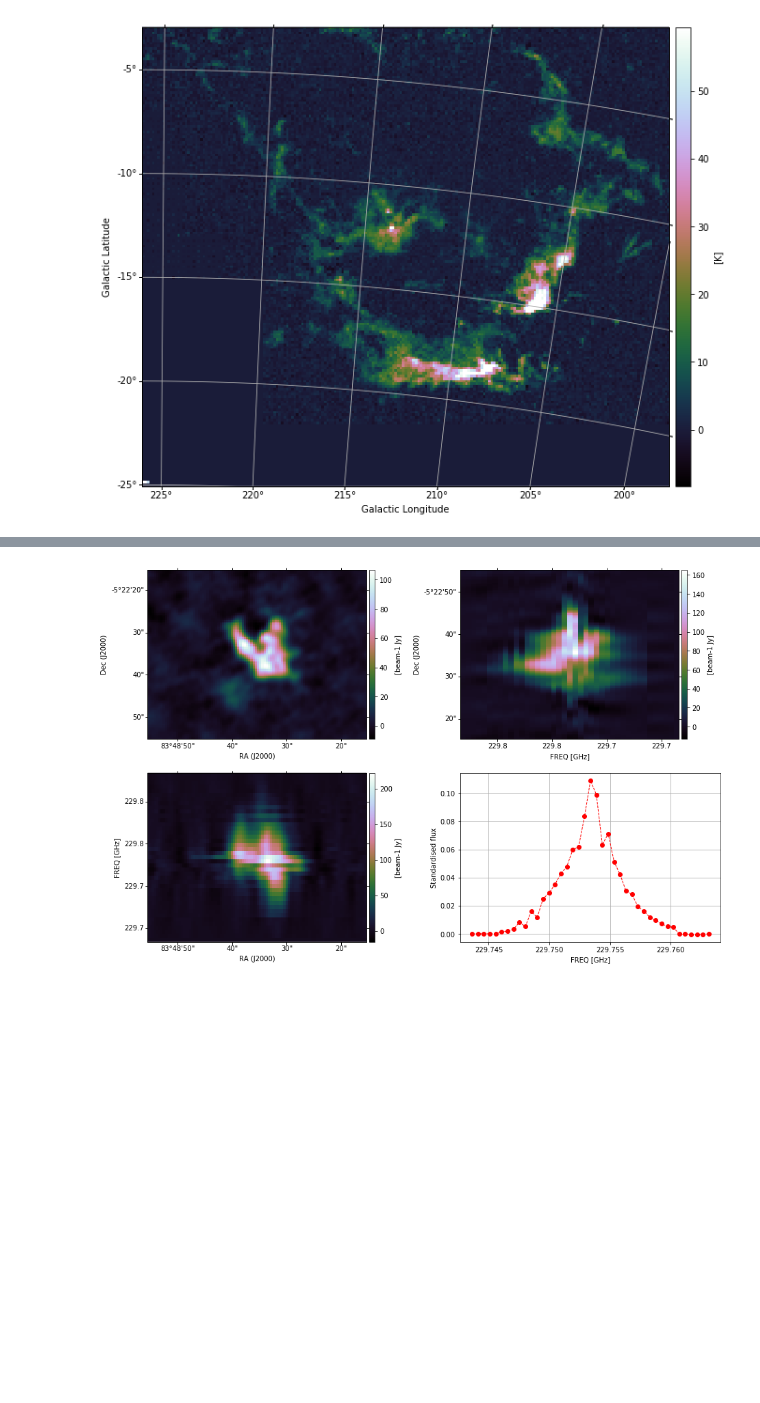
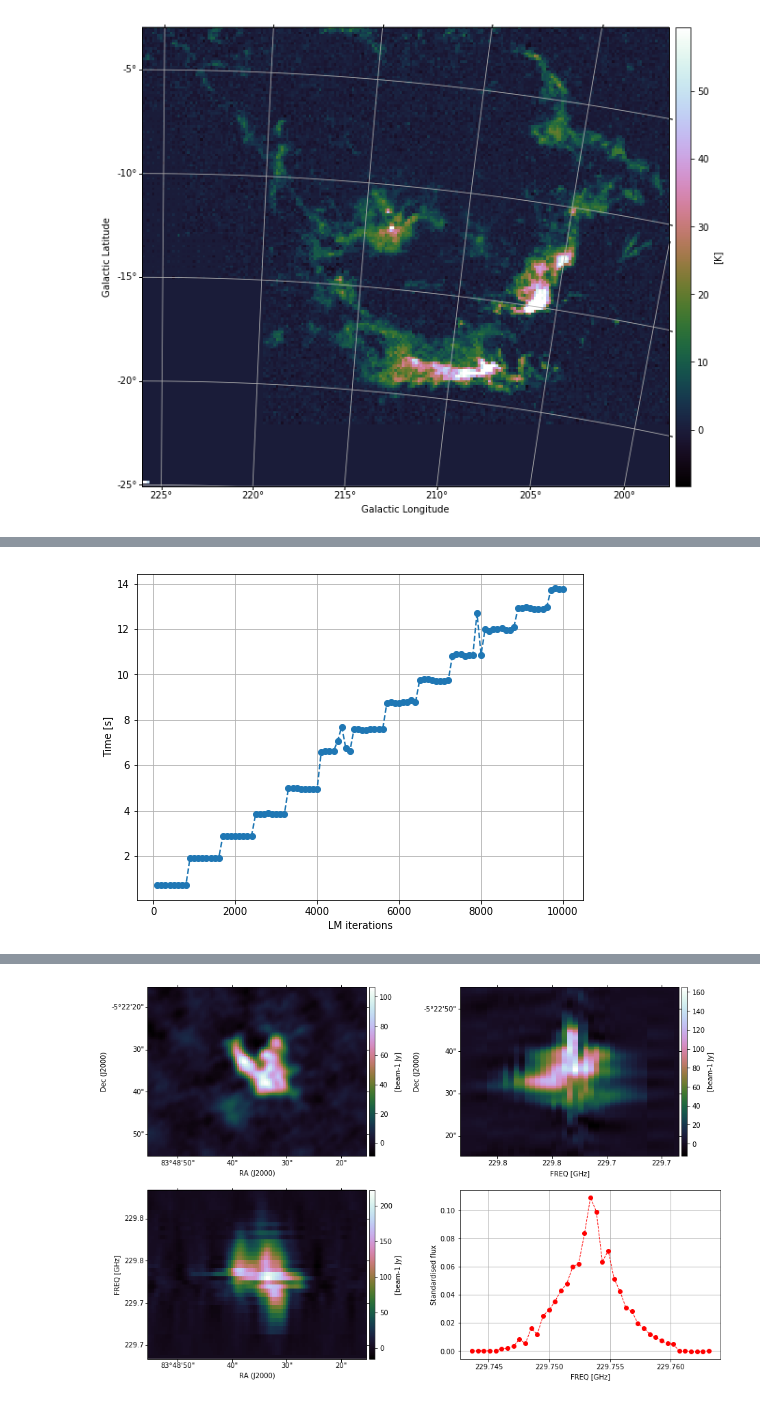
Before and after one commit to mavillan/HDMClouds, a Jupyter notebook: notebooks/exp-LM.ipynb, the cells around one changed output, grey strips where cells are left out. Cells and saved outputs as stored; diff of their text form; code cells hidden in the pictures; blank space fills up the shorter version.

```diff
--- a/notebooks/exp-LM.ipynb
+++ b/notebooks/exp-LM.ipynb
@@ -208,0 +231,18 @@ FITS not compatible with SpectralCube, loaded with AstroPy.
+# %%
+handle = open(results_path+"exp-LM-orionMono.pickle", "rb")
+orionKLresults = pickle.load(handle)
+handle.close()
+
+lm_iterations = np.arange(100, 10001, 100)
+times = orionKLresults["times"]
+rms_errors = orionKLresults["rms"]
+inf_errors = orionKLresults["inf"]
+# %%
+plt.figure(figsize=(8,6))
+plt.plot(lm_iterations, times, "o--")
+plt.grid()
+plt.xlabel("LM iterations")
+plt.ylabel("Time [s]")
+plt.show()
+# %% [output]
+[figure, added]
```
Also changed, not shown: parts of 17 cells of this notebook.
